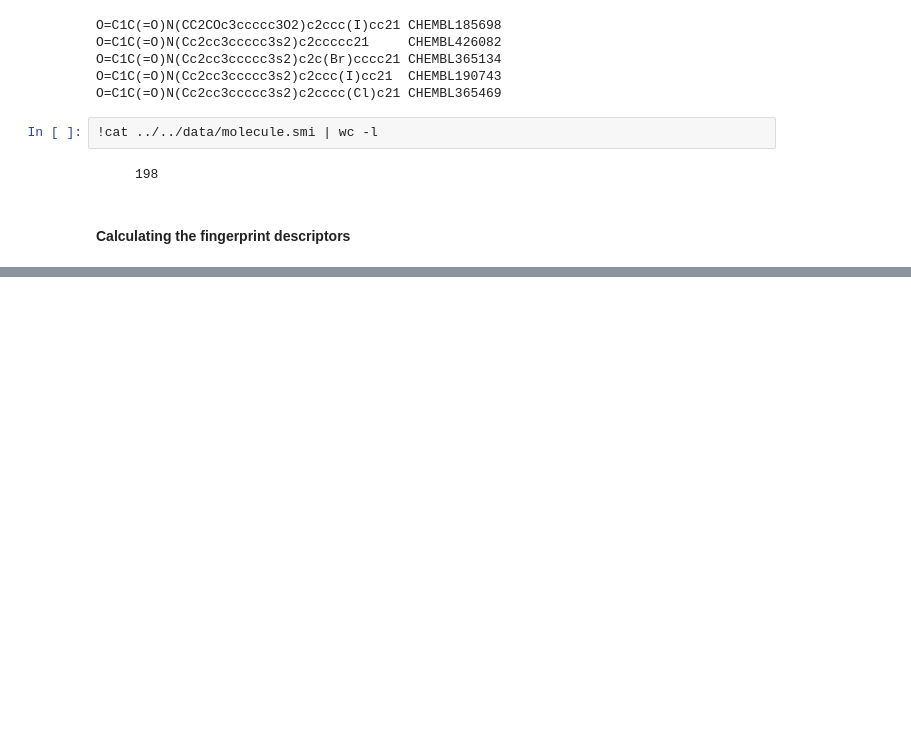
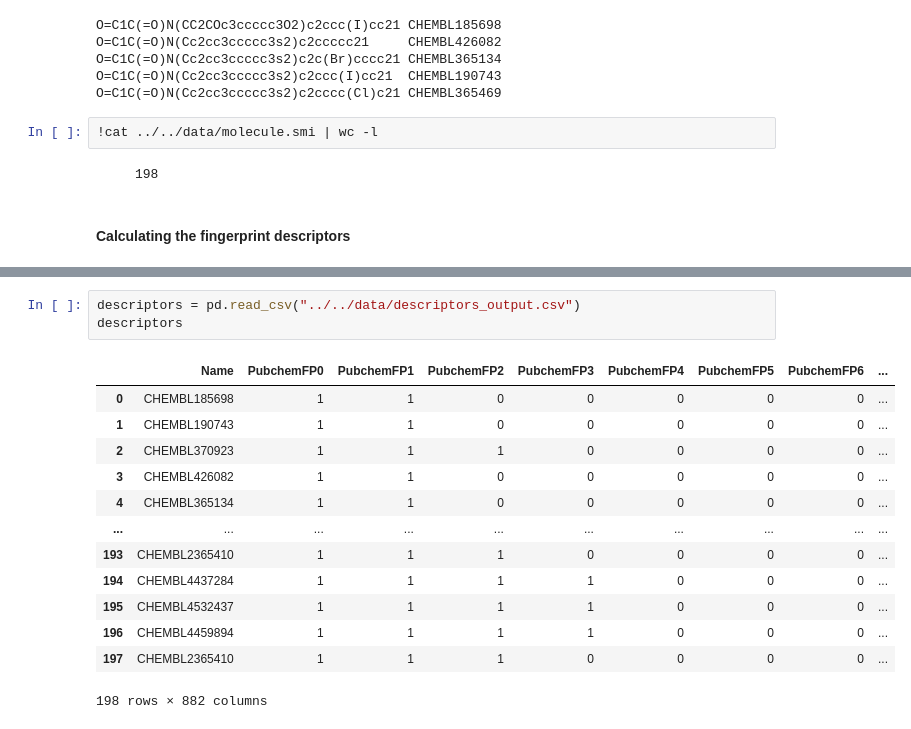
Before and after one commit to Michael000777/Drug_Discovery, a Jupyter notebook: Project1/scripts/Descriptor.ipynb, the cells around one changed output, grey strips where cells are left out. Cells and saved outputs as stored; diff of their text form; blank space fills up the shorter version.

```diff
--- a/Project1/scripts/Descriptor.ipynb
+++ b/Project1/scripts/Descriptor.ipynb
@@ -56,0 +60,17 @@ ls: ../../PaDEL-Descriptor/PubchemFingerprinter.xml: No such file or directory
+# %%
+descriptors = pd.read_csv("../../data/descriptors_output.csv")
+descriptors
+# %% [output]
+|  | Name | PubchemFP0 | PubchemFP1 | PubchemFP2 | PubchemFP3 | PubchemFP4 | PubchemFP5 | PubchemFP6 | ... |
+| 0 | CHEMBL185698 | 1 | 1 | 0 | 0 | 0 | 0 | 0 | ... |
+| 1 | CHEMBL190743 | 1 | 1 | 0 | 0 | 0 | 0 | 0 | ... |
+| 2 | CHEMBL370923 | 1 | 1 | 1 | 0 | 0 | 0 | 0 | ... |
+| 3 | CHEMBL426082 | 1 | 1 | 0 | 0 | 0 | 0 | 0 | ... |
+| 4 | CHEMBL365134 | 1 | 1 | 0 | 0 | 0 | 0 | 0 | ... |
+| ... | ... | ... | ... | ... | ... | ... | ... | ... | ... |
+| 193 | CHEMBL2365410 | 1 | 1 | 1 | 0 | 0 | 0 | 0 | ... |
+| 194 | CHEMBL4437284 | 1 | 1 | 1 | 1 | 0 | 0 | 0 | ... |
+| 195 | CHEMBL4532437 | 1 | 1 | 1 | 1 | 0 | 0 | 0 | ... |
+| 196 | CHEMBL4459894 | 1 | 1 | 1 | 1 | 0 | 0 | 0 | ... |
+| 197 | CHEMBL2365410 | 1 | 1 | 1 | 0 | 0 | 0 | 0 | ... |
+198 rows × 882 columns
```
Also changed, not shown: parts of 6 cells of this notebook, 2 other files.
